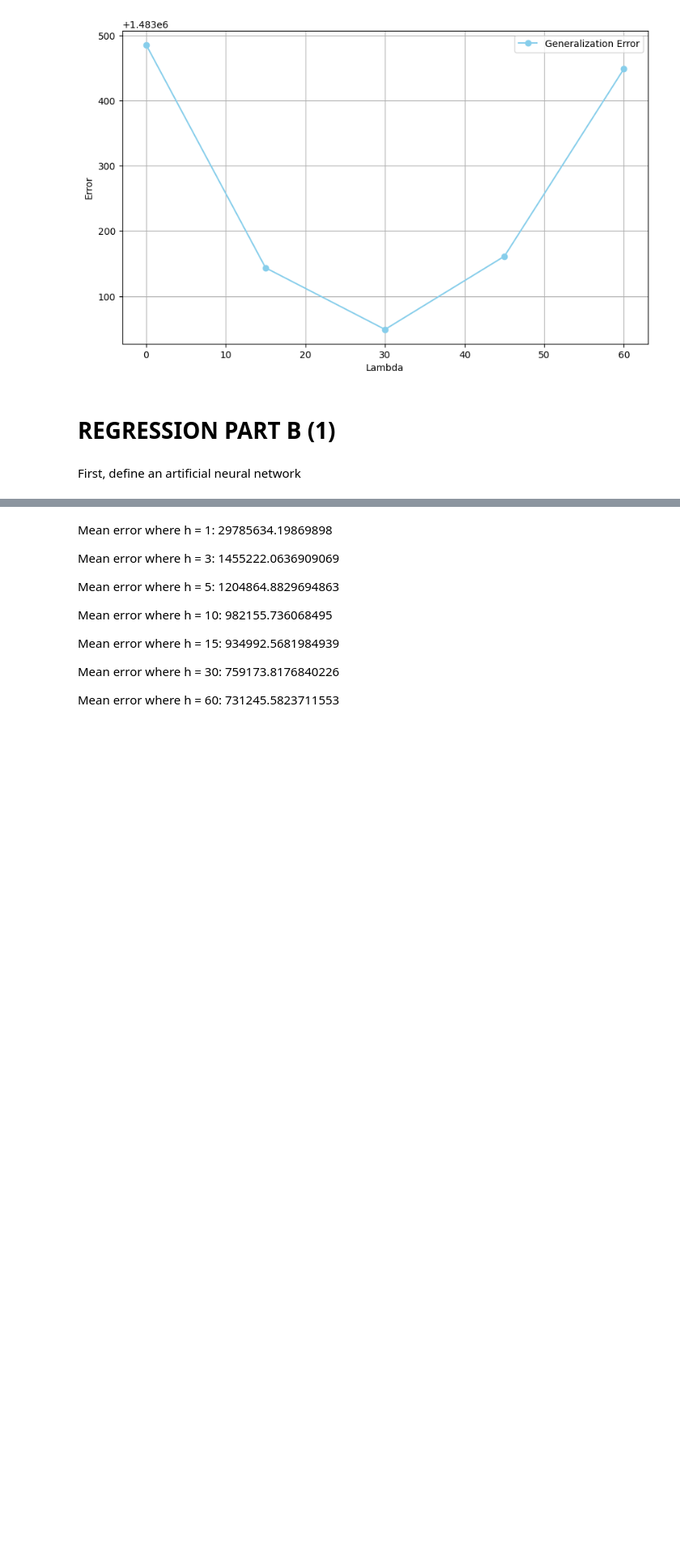
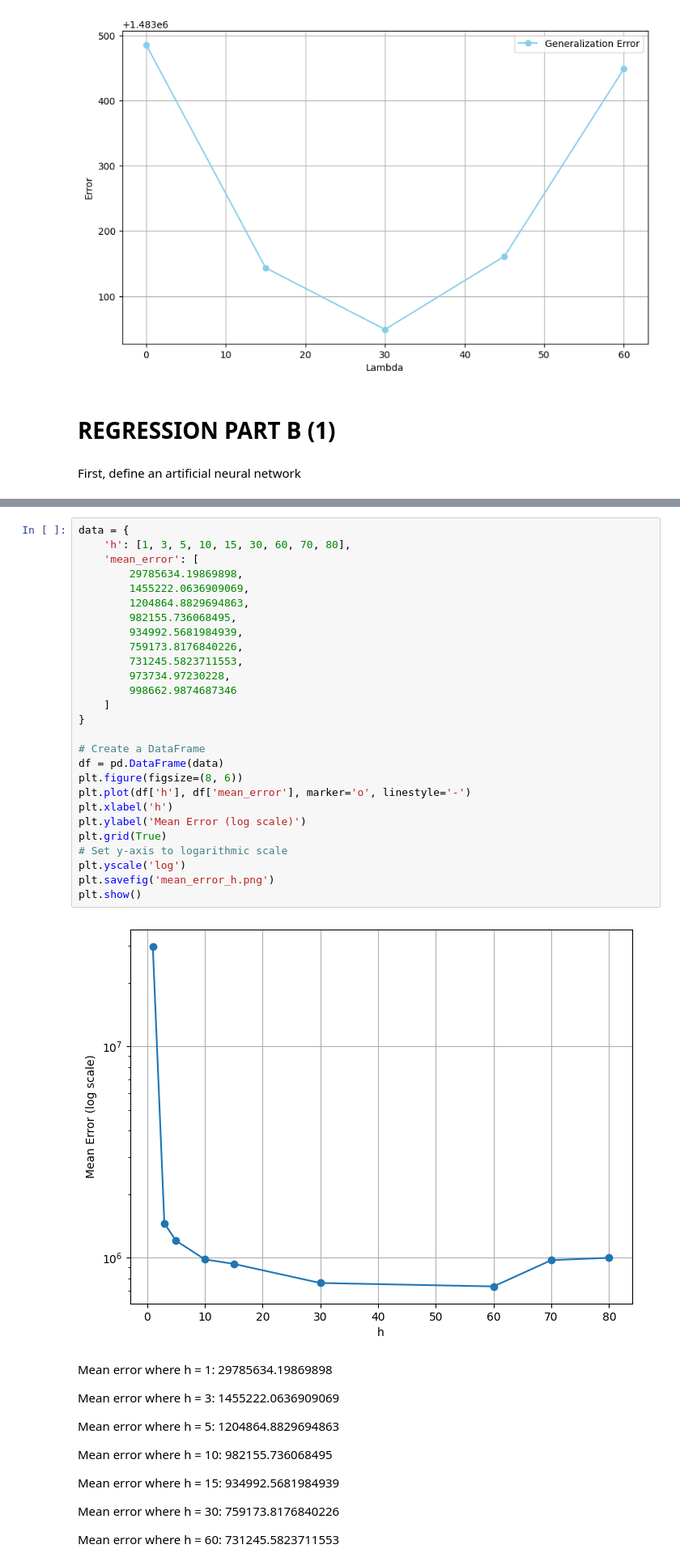
Before and after one commit to alonakonst/ML_project1, a Jupyter notebook: project2.ipynb, the cells around one changed output, grey strips where cells are left out. Shown at 81% size. Saved outputs shown, nothing was run; the diff lists cells and outputs as text; blank space fills up the shorter version.

```diff
--- a/project2.ipynb
+++ b/project2.ipynb
@@ -239,3 +210,32 @@ for h in h_values:
+# %%
+data = {
+    'h': [1, 3, 5, 10, 15, 30, 60, 70, 80],
+    'mean_error': [
+        29785634.19869898,
+        1455222.0636909069,
+        1204864.8829694863,
+        982155.736068495,
+        934992.5681984939,
+        759173.8176840226,
+        731245.5823711553,
+        973734.97230228,
+        998662.9874687346
+    ]
+}
+
+# Create a DataFrame
+df = pd.DataFrame(data)
+plt.figure(figsize=(8, 6))
+plt.plot(df['h'], df['mean_error'], marker='o', linestyle='-')
+plt.xlabel('h')
+plt.ylabel('Mean Error (log scale)')
+plt.grid(True)
+# Set y-axis to logarithmic scale
+plt.yscale('log')
+plt.savefig('mean_error_h.png')
+plt.show()
+# %% [output]
+[figure, added]
 # %% [markdown]
 Mean error where h = 1: 29785634.19869898
 
```
Also changed, not shown: parts of 9 cells of this notebook.
